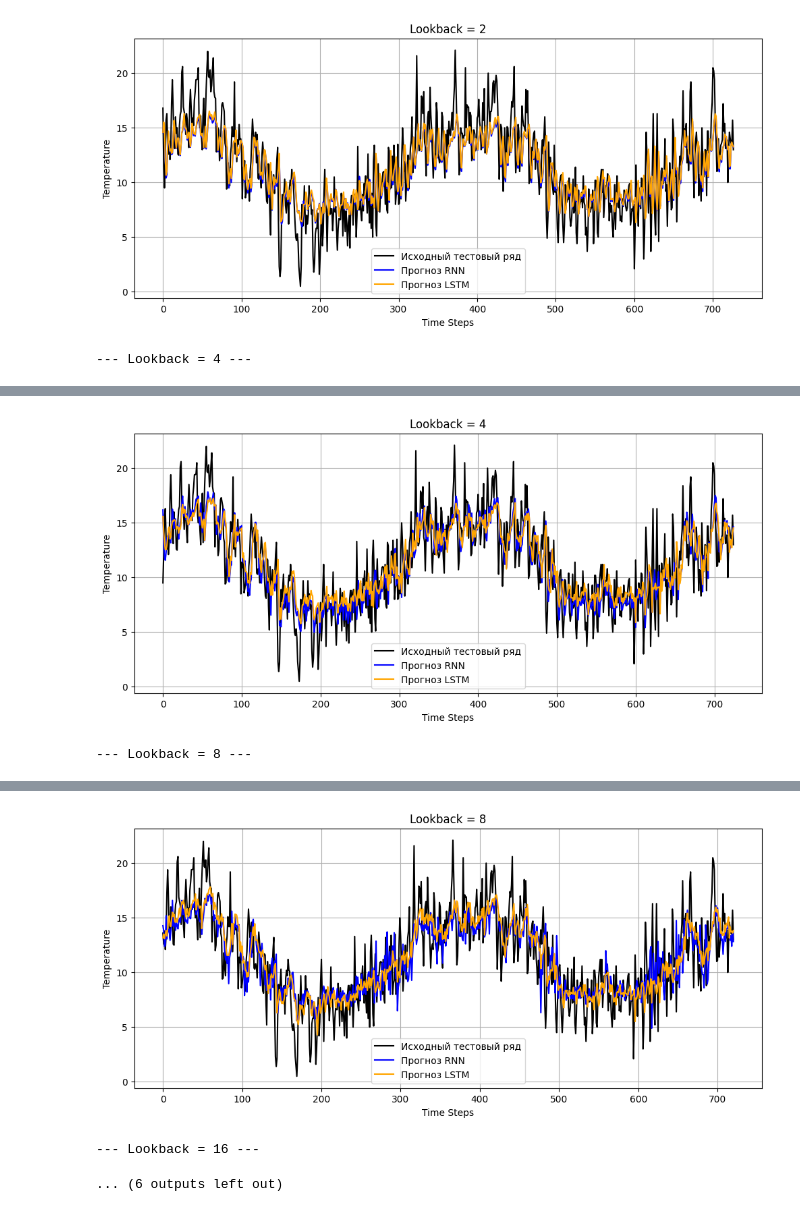
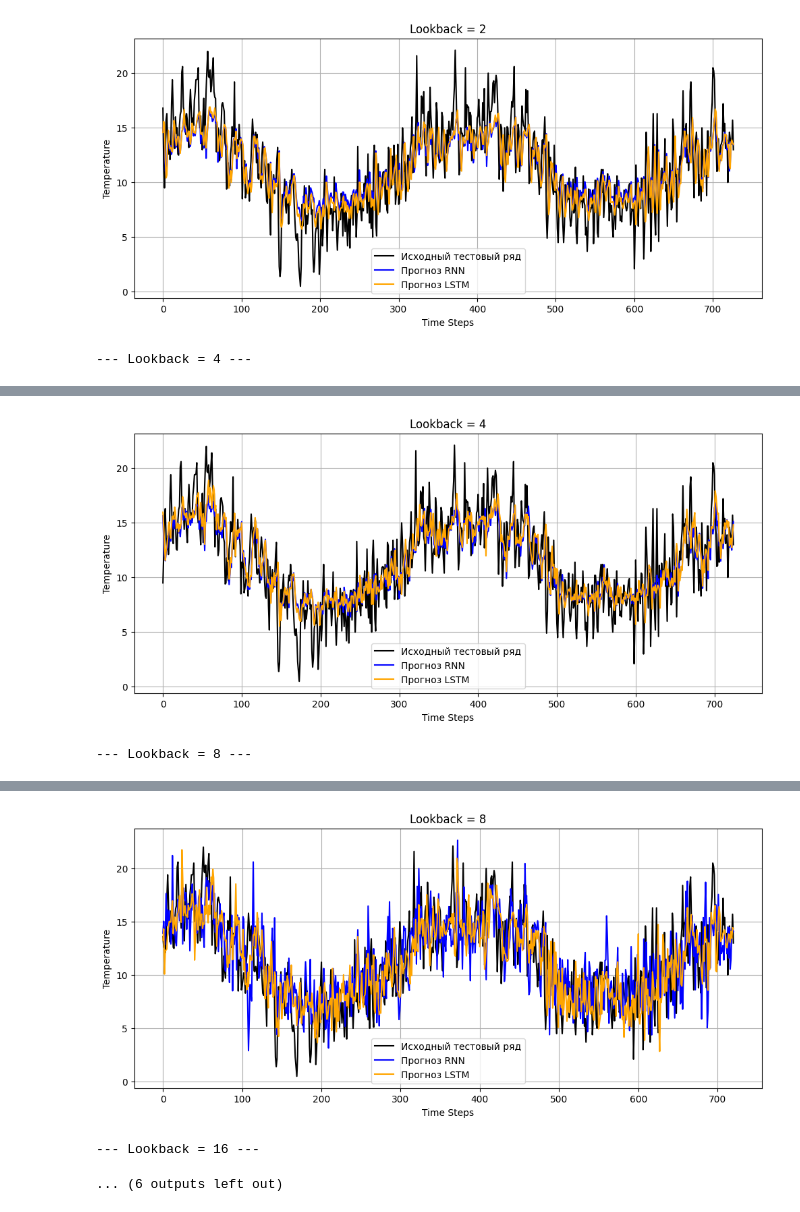
Before and after one commit to iMba-I/Labs, a Jupyter notebook: Lab4.ipynb, the cells around one changed output, grey strips where cells are left out. Cells and saved outputs as stored; diff of their text form; code cells hidden in the pictures.

```diff
--- a/Lab4.ipynb
+++ b/Lab4.ipynb
@@ -178,0 +237,19 @@ LSTM MSE: 0.00485, MAE: 0.05515
+# %%
+epochs = 100
+batch_size = 32
+
+history_rnn = model_rnn.fit(
+    x_train, y_train_scaled,
+    validation_split=0.2,
+    epochs=epochs,
+    batch_size=batch_size,
+    verbose=1
+)
+
+history_lstm = model_lstm.fit(
+    x_train, y_train_scaled,
+    validation_split=0.2,
+    epochs=epochs,
+    batch_size=batch_size,
+    verbose=1
+)
@@ -186,20 +336,18 @@ from tensorflow.keras.layers import SimpleRNN, LSTM, Dense
 from sklearn.preprocessing import StandardScaler
 from sklearn.metrics import mean_squared_error, mean_absolute_error
 
-# 1. Загрузка данных
+#  Загрузка и обработка данных
 url = 'https://raw.githubusercontent.com/jbrownlee/Datasets/master/daily-min-temperatures.csv'
 df = pd.read_csv(url, parse_dates=['Date'])
 print(df.head())
 
-# Извлекаем только значения температуры
 data = df['Temp'].values.reshape(-1, 1)
 
-# 2. Разделение данных (80% train, 20% test)
 split_idx = int(len(data) * 0.8)
 train_data = data[:split_idx]
 test_data = data[split_idx:]
 
-# 3. График train/test
+#  Графики начальных данных
 plt.figure(figsize=(14, 5))
 plt.plot(df['Date'][:split_idx], train_data, label='Train (80%)')
 plt.plot(df['Date'][split_idx:], test_data, label='Test (20%)')
@@ -210,39 +358,29 @@ plt.legend()
 plt.grid(True)
 plt.show()
 
-# 4. Нормализация (StandardScaler обучаем только на train)
+# Нормализация
 scaler = StandardScaler()
 train_scaled = scaler.fit_transform(train_data)
 test_scaled = scaler.transform(test_data)
 
-# 5. Функция для создания датасета с lookback окнами
-def create_dataset(data, lookback=20):
-    X, y = [], []
-    for i in range(lookback, len(data) - 1):
-        X.append(data[i - lookback:i])
-        y.append(data[i + 1])
-    return np.array(X), np.array(y)
 
-# 6. Параметры
+# Параметры
 lookbacks = [2, 4, 8, 16, 32]
-epochs = 50
+epochs = 100
 batch_size = 32
 
-# Словарь для хранения результатов
 results = {}
 
 for lookback in lookbacks:
     print(f"\n--- Lookback = {lookback} ---")
 
-    # Создаем train и test выборки
     X_train, y_train = create_dataset(train_scaled, lookback)
     X_test, y_test = create_dataset(test_scaled, lookback)
 
-    # Добавляем измерение features=1
     X_train = X_train.reshape((X_train.shape[0], X_train.shape[1], 1))
     X_test = X_test.reshape((X_test.shape[0], X_test.shape[1], 1))
 
-    # Создаем модели RNN и LSTM
+    #создание моделей
     model_rnn = Sequential([
         SimpleRNN(64, return_sequences=True, input_shape=(lookback, 1)),
         SimpleRNN(32),
@@ -257,7 +395,7 @@ for lookback in lookbacks:
     ])
     model_lstm.compile(optimizer='adam', loss='mse')
 
-    # Обучение RNN
+    # Обучение моделей
     history_rnn = model_rnn.fit(
         X_train, y_train,
         validation_split=0.2,
@@ -266,7 +404,6 @@ for lookback in lookbacks:
         verbose=0
     )
 
-    # Обучение LSTM
     history_lstm = model_lstm.fit(
         X_train, y_train,
         validation_split=0.2,
@@ -275,16 +412,15 @@ for lookback in lookbacks:
         verbose=0
     )
 
-    # === Предсказания на тестовой выборке ===
+#предсказания, визуализация и метрики
     y_pred_rnn_scaled = model_rnn.predict(X_test).flatten()
     y_pred_lstm_scaled = model_lstm.predict(X_test).flatten()
 
-    # === Обратное преобразование в исходную шкалу ===
+
     y_test_orig = scaler.inverse_transform(y_test.reshape(-1, 1)).flatten()
     y_pred_rnn_orig = scaler.inverse_transform(y_pred_rnn_scaled.reshape(-1, 1)).flatten()
     y_pred_lstm_orig = scaler.inverse_transform(y_pred_lstm_scaled.reshape(-1, 1)).flatten()
 
-    # === Метрики ===
     mse_rnn = mean_squared_error(y_test_orig, y_pred_rnn_orig)
     mae_rnn = mean_absolute_error(y_test_orig, y_pred_rnn_orig)
     mse_lstm = mean_squared_error(y_test_orig, y_pred_lstm_orig)
@@ -293,7 +429,6 @@ for lookback in lookbacks:
     print(f"RNN MSE: {mse_rnn:.4f}, MAE: {mae_rnn:.4f}")
     print(f"LSTM MSE: {mse_lstm:.4f}, MAE: {mae_lstm:.4f}")
 
-    # Сохраняем результаты
     results[lookback] = {
         'y_test': y_test_orig,
         'y_pred_rnn': y_pred_rnn_orig,
@@ -304,7 +439,6 @@ for lookback in lookbacks:
         'mae_lstm': mae_lstm
     }
 
-    # === График прогнозов ===
     plt.figure(figsize=(12, 5))
     plt.plot(y_test_orig, label='Исходный тестовый ряд', color='black')
     plt.plot(y_pred_rnn_orig, label='Прогноз RNN', color='blue')
@@ -316,7 +450,7 @@ for lookback in lookbacks:
     plt.grid(True)
     plt.show()
 
-# 7. Определение лучшего lookback по MSE (LSTM)
+# Определение лучшего lookback по MSE (LSTM)
 best_lookback = min(results, key=lambda k: results[k]['mse_lstm'])
 
 print(f"\nЛучший lookback по MSE для LSTM: {best_lookback}")
@@ -339,2 +473,2 @@ LSTM MSE: 8.1815, MAE: 2.2535
-[figure, old version]
+[figure, new version]
 --- Lookback = 4 ---
@@ -345,2 +479,2 @@ LSTM MSE: 7.1473, MAE: 2.0988
-[figure, old version]
+[figure, new version]
 --- Lookback = 8 ---
@@ -351,4 +485,4 @@ LSTM MSE: 6.6816, MAE: 2.0223
-[figure, old version]
+[figure, new version]
 --- Lookback = 16 ---
 ... (6 outputs left out)
 # %%
```
Also changed, not shown: parts of 22 cells of this notebook.
